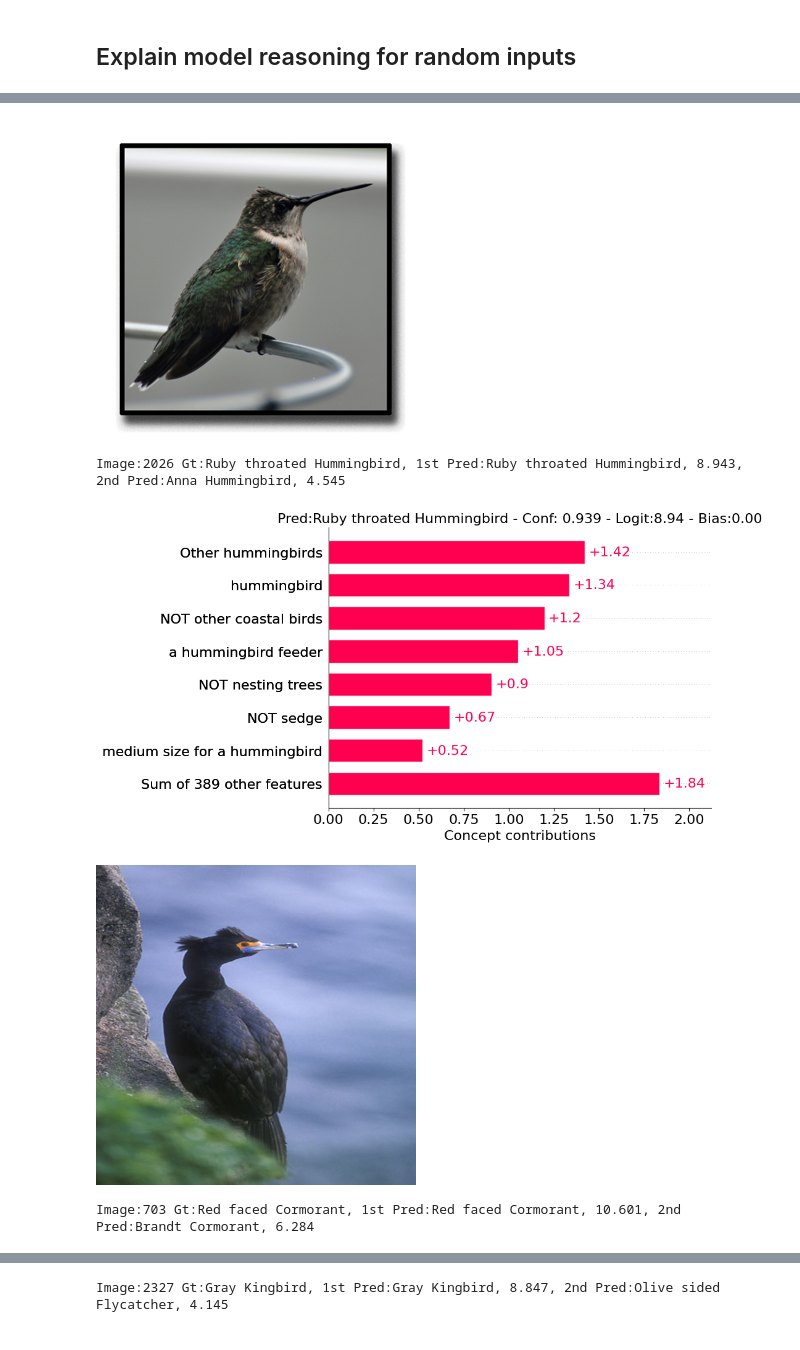
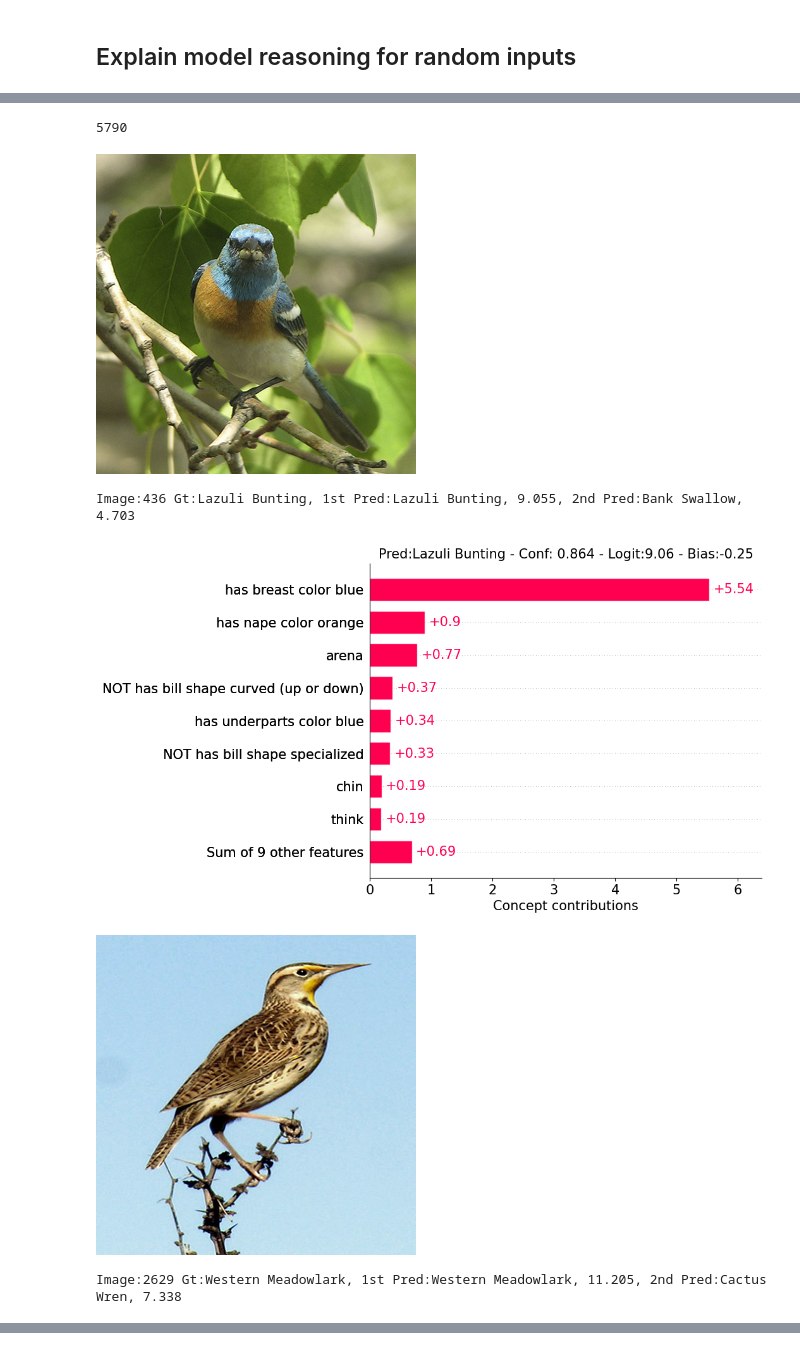
Before and after one commit to TraglerT/Label-free-CBM, a Jupyter notebook: evaluate_cbm.ipynb, the cells around one changed output, grey strips where cells are left out. Drawn from its saved outputs; the diff is of its cells as text; code cells hidden in the pictures.

```diff
--- a/evaluate_cbm.ipynb
+++ b/evaluate_cbm.ipynb
@@ -8,7 +8,7 @@ import json
 import cbm
 # %%
 # change this to the correct model dir, everything else should be taken care of
-load_dir = "saved_models/cub_cbm_2025_09_15_09_39"
+load_dir = "saved_models/1_random_word+attribute_cub_cbm_2026_02_25_20_49"
 device = "cuda"
 
 with open(os.path.join(load_dir, "args.txt"), "r") as f:
@@ -104,11 +97,15 @@ Num concepts with outgoing weights:393/396
 # %% [markdown]
 ## Explain model reasoning for random inputs
 # %%
-do_print=False
-num_display=2
-if do_print: num_display=1
+max_display_default = 9
+do_print=True
+if do_print:
+    num_display=1
+    to_display = [2334] #2334,3216 #White_Breasted_Kingfisher_0017_73355, 2500 funny
+else:
+    num_display=5
+    to_display = random.sample([i for i in range(len(val_pil_data))], k=num_display)
 
-to_display = random.sample([i for i in range(len(val_pil_data))], k=num_display)
 
 with torch.no_grad():
     for i in to_display:
@@ -129,7 +126,8 @@ with torch.no_grad():
             #print(contributions, concept_act[0], model.final.weight[top_classes[k], :])
             feature_names = [("NOT " if concept_act[0][i] < 0 else "") + concepts[i] for i in range(len(concepts))]
             values = contributions.cpu().numpy()
-            max_display = min(int(sum(abs(values)>0.005))+1, 8)
+            #print("pos values", int(sum(abs(values)>0.005)))
+            max_display = min(int(sum(abs(values)>0.005))+1, max_display_default)
             title = "Pred:{} - Conf: {:.3f} - Logit:{:.2f} - Bias:{:.2f}".format(classes[top_classes[k]],
                              conf[top_classes[k]], top_logit_vals[k], model.final.bias[top_classes[k]])
             plots.bar(values, feature_names, max_display=max_display, title=title, fontsize=15, do_print=do_print)
@@ -210,31 +176,38 @@ Accuracy: 100.00%
 # %%
-to_display = random.sample([i for i in range(len(train_pil_data))], k=4)
+do_print=False
+if do_print:
+    num_display=1
+    to_display = [2500] #2334,3216 #White_Breasted_Kingfisher_0017_73355, 2500 funny
+else:
+    num_display=5
+    to_display = random.sample([i for i in range(len(val_pil_data))], k=num_display)
 
 with torch.no_grad():
     for i in to_display:
         image, label = train_pil_data[i]
         x, _ = train_data_t[i]
         x = x.unsqueeze(0).to(device)
         display(image.resize([320,320]))
 
         outputs, concept_act = model(x)
 
         top_logit_vals, top_classes = torch.topk(outputs[0], dim=0, k=2)
         conf = torch.nn.functional.softmax(outputs[0], dim=0)
         print("Image:{} Gt:{}, 1st Pred:{}, {:.3f}, 2nd Pred:{}, {:.3f}".format(i, classes[int(label)], classes[top_classes[0]], top_logit_vals[0],
                                                                       classes[top_classes[1]], top_logit_vals[1]))
 
         for k in range(1):
             contributions = concept_act[0]*model.final.weight[top_classes[k], :]
             feature_names = [("NOT " if concept_act[0][i] < 0 else "") + concepts[i] for i in range(len(concepts))]
             values = contributions.cpu().numpy()
-            max_display = min(int(sum(abs(values)>0.005))+1, 8)
+            max_display = min(int(sum(abs(values)>0.005))+1, max_display_default)
             title = "Pred:{} - Conf: {:.3f} - Logit:{:.2f} - Bias:{:.2f}".format(classes[top_classes[k]],
                              conf[top_classes[k]], top_logit_vals[k], model.final.bias[top_classes[k]])
-            plots.bar(values, feature_names, max_display=max_display, title=title, fontsize=16)
+            plots.bar(values, feature_names, max_display=max_display, title=title, fontsize=15, do_print=do_print)
 # %% [output]
+5790
-[figure, old version]
+[figure, new version]
-Image:2026 Gt:Ruby throated Hummingbird, 1st Pred:Ruby throated Hummingbird, 8.943, 2nd Pred:Anna Hummingbird, 4.545
+Image:436 Gt:Lazuli Bunting, 1st Pred:Lazuli Bunting, 9.055, 2nd Pred:Bank Swallow, 4.703
-[figure, old version]
+[figure, new version]
-[figure, old version]
+[figure, new version]
-Image:703 Gt:Red faced Cormorant, 1st Pred:Red faced Cormorant, 10.601, 2nd Pred:Brandt Cormorant, 6.284
+Image:2629 Gt:Western Meadowlark, 1st Pred:Western Meadowlark, 11.205, 2nd Pred:Cactus Wren, 7.338
@@ -243 +215,0 @@ Image:703 Gt:Red faced Cormorant, 1st Pred:Red faced Cormorant, 10.601, 2nd Pred
-Image:2327 Gt:Gray Kingbird, 1st Pred:Gray Kingbird, 8.847, 2nd Pred:Olive sided Flycatcher, 4.145
```
Also changed, not shown: parts of 15 cells of this notebook, 10 other files.
